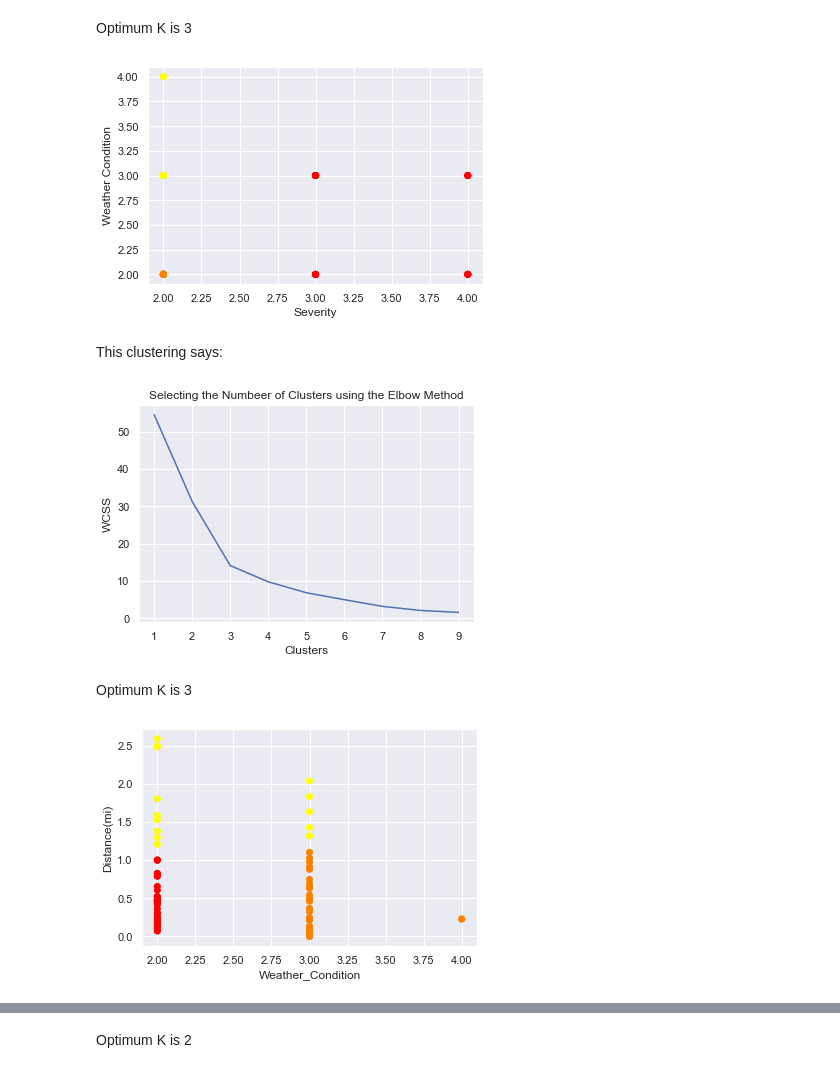
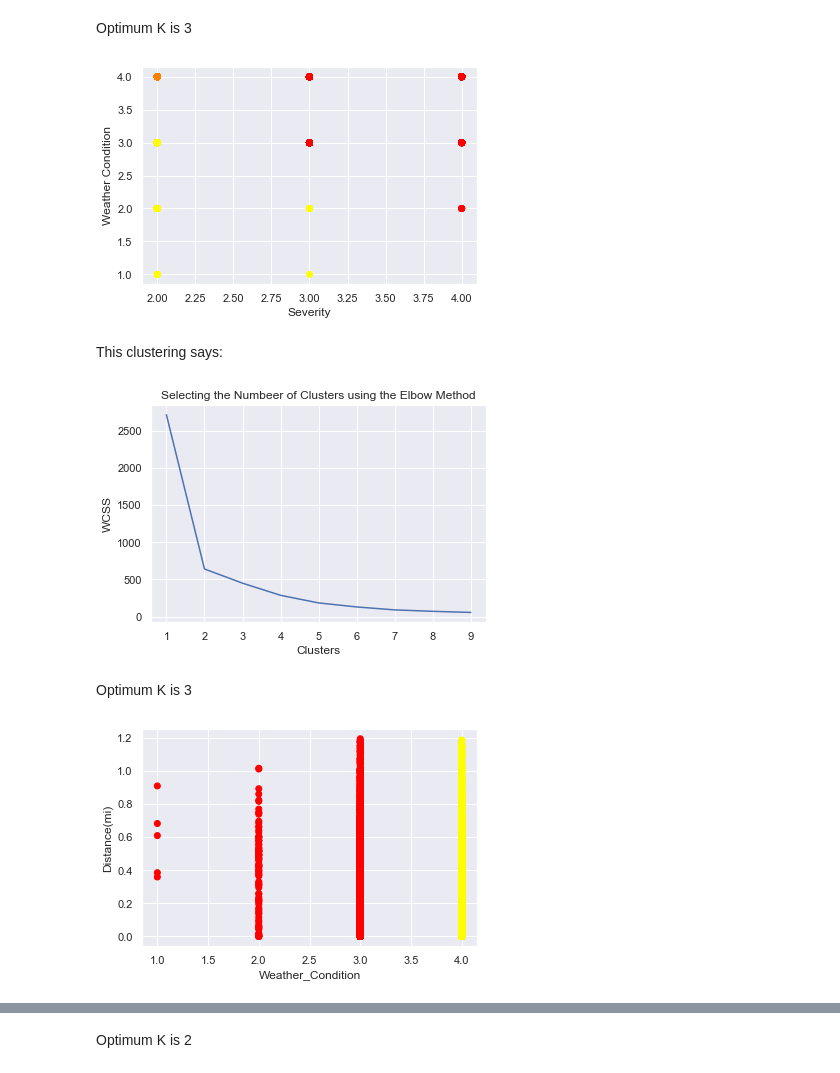
Before and after one commit to stratoskar/DataAnalytics, a Jupyter notebook: Data Analytics/Data_Preprocessing_US_accidents.ipynb, the cells around one changed output, grey strips where cells are left out. Cells and saved outputs as stored; diff of their text form; code cells hidden in the pictures.

```diff
--- a/Data Analytics/Data_Preprocessing_US_accidents.ipynb
+++ b/Data Analytics/Data_Preprocessing_US_accidents.ipynb
@@ -14,7 +14,7 @@ from sklearn.metrics import confusion_matrix,accuracy_score
 from sklearn.cluster import KMeans
 # %%
 # read the dataset
-data = pd.read_csv('dataset.csv',nrows=100)
+data = pd.read_csv('dataset.csv',nrows=10000)
 # %%
 # delete unecessary columns. These data are not helpful to our research
 data.drop('ID', axis=1, inplace=True)
@@ -280,7 +281,7 @@ plt.xlabel('Severity')
 plt.ylabel('Weather Condition')
 plt.show()
 # %% [output]
-[figure, old version]
+[figure, new version]
 # %% [markdown]
 This clustering says:
 # %%
@@ -304,19 +305,19 @@ plt.xlabel('Clusters')
 plt.ylabel('WCSS')
 plt.show()
 # %% [output]
-[figure, old version]
+[figure, new version]
 # %% [markdown]
 Optimum K is 3
 # %%
-kmeans = KMeans(n_clusters=3)
+kmeans = KMeans(n_clusters=2)
 y = kmeans.fit_predict(Y)
 
 plt.scatter(Y['Weather_Condition'], Y['Distance(mi)'],c=y,cmap='autumn')
 plt.xlabel('Weather_Condition')
 plt.ylabel('Distance(mi)')
 plt.show()
 # %% [output]
-[figure, old version]
+[figure, new version]
 # %%
 ############################################################
 # CLUSTER DATASET BASED ON Severity AND State              #
```
Also changed, not shown: parts of 16 cells of this notebook, 1 other file.
